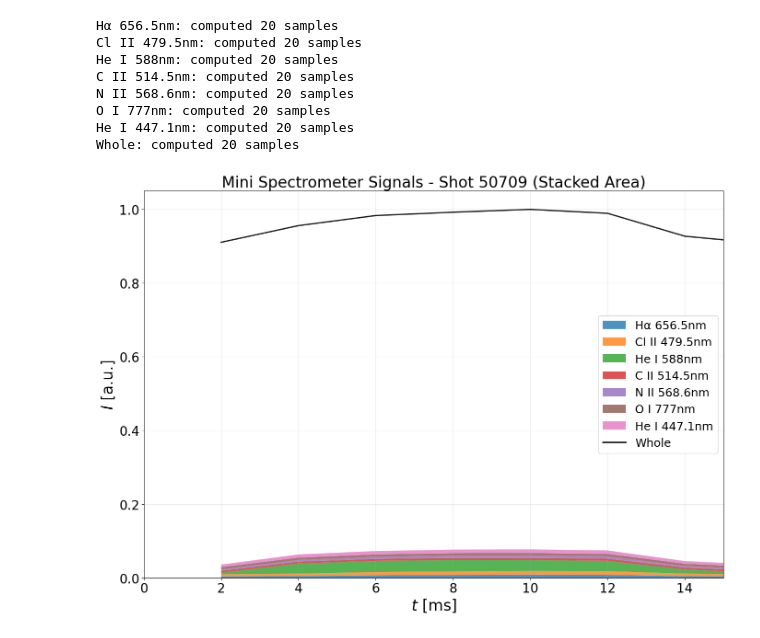
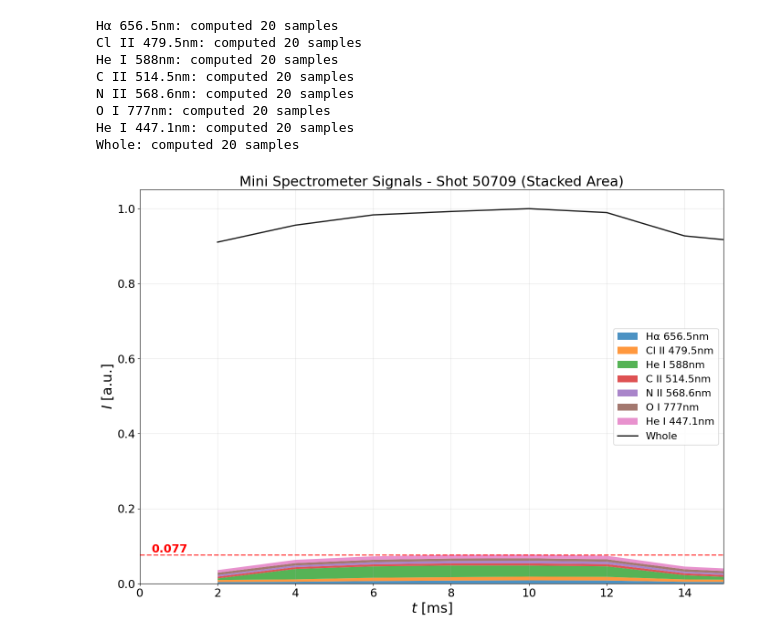
Before and after one commit to samostanek/PRPL2025_ZS, a Jupyter notebook: fast_spectrometry_sum.ipynb, the cells around one changed output. Cells and saved outputs as stored; diff of their text form; code cells hidden in the pictures.

```diff
--- a/fast_spectrometry_sum.ipynb
+++ b/fast_spectrometry_sum.ipynb
@@ -13,13 +13,13 @@ from golem_data_loader import GolemDataLoader, SpectroscopyLine
 # Increase global font sizes for readability
 plt.rcParams.update(
     {
-        "font.size": 16,  # base font size
-        "axes.labelsize": 24,  # x/y labels
-        "axes.titlesize": 24,  # subplot titles
-        "xtick.labelsize": 20,  # x tick labels
-        "ytick.labelsize": 20,  # y tick labels
-        "legend.fontsize": 18,  # legends
-        "figure.titlesize": 22,  # suptitle
+        "font.size": 12,  # base font size
+        "axes.labelsize": 22,  # x/y labels
+        "axes.titlesize": 22,  # subplot titles
+        "xtick.labelsize": 18,  # x tick labels
+        "ytick.labelsize": 18,  # y tick labels
+        "legend.fontsize": 16,  # legends
+        "figure.titlesize": 20,  # suptitle
     }
 )
 # %%
@@ -135,7 +135,7 @@ for label, u in data_interpolated.items():
 data_corrected: dict[str, np.ndarray] = {}
 for label, u in data_resp_corrected.items():
         # Divide by transmission to correct for optical losses
-        data_corrected[label] = u / transmissions[label]
+        data_corrected[label] = u / transmissions[label] * line_wavelengths[label]
 
 # Normalize all signals to 0-1 range based on global maximum
 max_value = max(np.max(u) for u in data_corrected.values())
@@ -161,6 +161,19 @@ if signals_to_stack:
 if whole_signal is not None:
     ax.plot(common_time * 1e3, whole_signal, label="Whole", color='black', linewidth=2, alpha=0.9, zorder=10)
 
+# Calculate maximum of stacked signals
+stacked_sum = np.sum(signal_arrays, axis=0)
+max_stacked_value = np.max(stacked_sum)
+
+# Add horizontal line at maximum
+ax.axhline(y=max_stacked_value, color='red', linestyle='--', linewidth=2, alpha=0.7, zorder=5)
+
+# Add text annotation for the maximum value
+ax.text(0.02, max_stacked_value, f'{max_stacked_value:.3f}',
+        transform=ax.get_yaxis_transform(),
+        verticalalignment='bottom',
+        fontsize=18, color='red', weight='bold')
+
 # Styling
 ax.set_xlabel(r"$t$ [ms]")
 ax.set_ylabel(r"$I$ [a.u.]")
@@ -332,31 +345,44 @@ whole_signal = mini_data_interpolated.get("Whole")
 # Create stacked area plot with all signals (except Whole)
 if signals_to_stack:
     signal_arrays = []
     signal_labels = []
     for label, u in signals_to_stack:
         signal_arrays.append(u)
         signal_labels.append(label)
 
     # Create stacked area plot
     ax.stackplot(common_time_mini * 1e3, *signal_arrays, labels=signal_labels, colors=colors[:len(signal_arrays)], alpha=0.8)
 
 # Plot "Whole" signal as a bold black line on top
 if whole_signal is not None:
     ax.plot(common_time_mini * 1e3, whole_signal, label="Whole", color='black', linewidth=2, alpha=0.9, zorder=10)
 
+# Calculate maximum of stacked signals
+stacked_sum_mini = np.sum(signal_arrays, axis=0)
+max_stacked_value_mini = np.max(stacked_sum_mini)
+
+# Add horizontal line at maximum
+ax.axhline(y=max_stacked_value_mini, color='red', linestyle='--', linewidth=2, alpha=0.7, zorder=5)
+
+# Add text annotation for the maximum value
+ax.text(0.02, max_stacked_value_mini, f'{max_stacked_value_mini:.3f}',
+        transform=ax.get_yaxis_transform(),
+        verticalalignment='bottom',
+        fontsize=18, color='red', weight='bold')
+
 # Styling
 ax.set_xlabel(r"$t$ [ms]")
 ax.set_ylabel(r"$I$ [a.u.]")
 ax.set_xlim(0, 15)
 ax.set_ylim(0, None)
 ax.set_title(f"Mini Spectrometer Signals - Shot {shotno} (Stacked Area)")
 ax.grid(True, alpha=0.3)
 ax.legend(loc='best', framealpha=0.9)
 
 # Adjust layout
 fig.tight_layout()
 
 # Show the plot
 plt.show()
 # %% [output]
-[figure, old version]
+[figure, new version]
```
Also changed, not shown: parts of 3 cells of this notebook, 5 other files.
